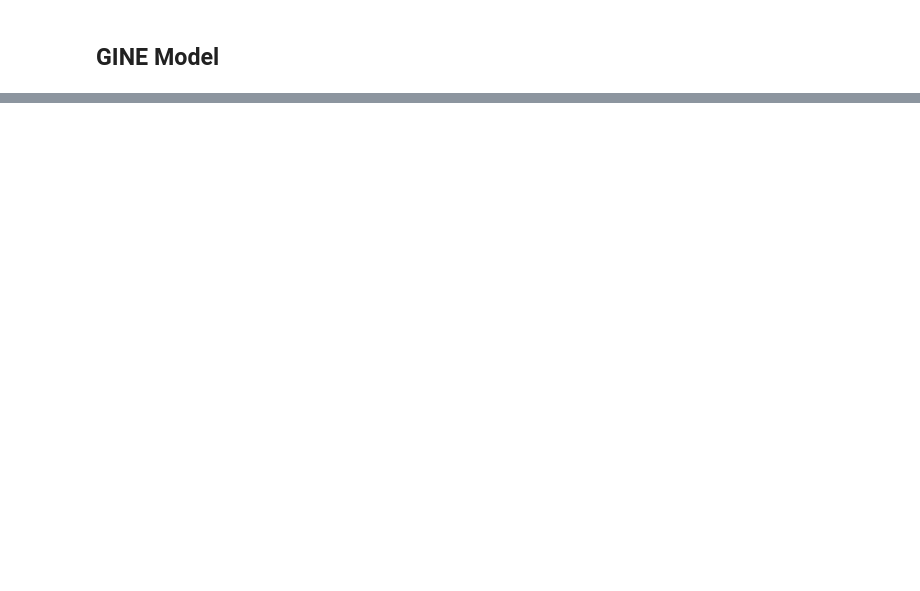
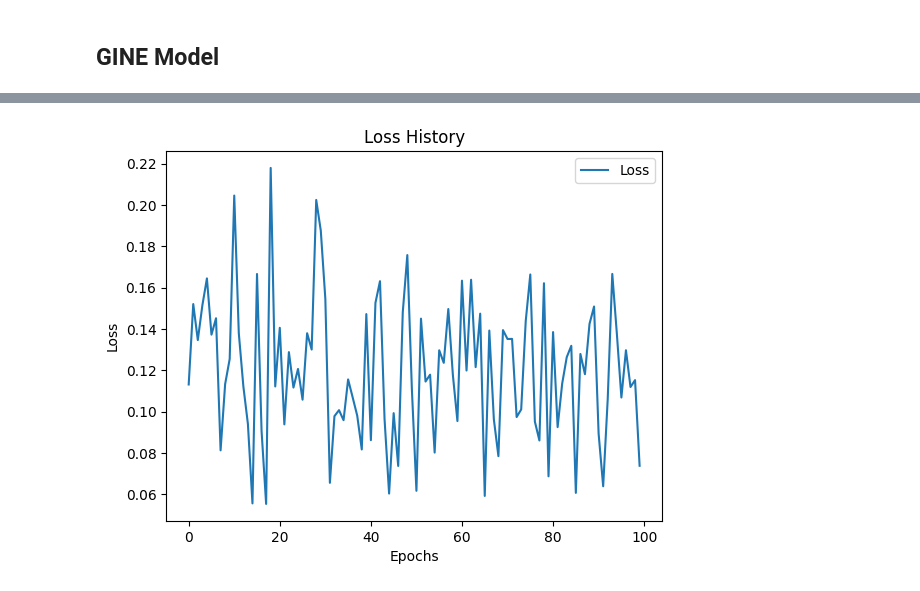
Before and after one commit to Rusiek/Toxicity, a Jupyter notebook: main.ipynb, the cells around one changed output, grey strips where cells are left out. Drawn from its saved outputs; the diff is of its cells as text; code cells hidden in the pictures; blank space fills up the shorter version.

```diff
--- a/main.ipynb
+++ b/main.ipynb
@@ -71,3 +71,9 @@ print(toxicity_labels)
 3078     1.0       0.0     0.0     0.0     0.0
 
 [3079 rows x 12 columns]
+# %%
+from sklearn.model_selection import train_test_split
+X_train, X_test, y_train, y_test = train_test_split(smiles, toxicity_labels, test_size=0.2)
+
+print(f"Training set size: {X_train.shape[0]} samples")
+print(f"Testing set size: {X_test.shape[0]} samples")
@@ -82,7 +91,16 @@ def smile_to_graph(smile):
 
     node_features = []
     for atom in mol.GetAtoms():
-        node_features.append([atom.GetAtomicNum()])
+        node_features.append([
+            atom.GetAtomicNum(),
+            atom.GetFormalCharge(),
+            atom.GetDegree(),
+            atom.GetTotalValence(),
+            int(atom.GetHybridization()),
+            int(atom.GetIsAromatic()),
+            atom.GetTotalNumHs(),
+            int(atom.HasProp('_ChiralityPossible'))
+        ])
 
     node_features = torch.tensor(node_features, dtype=torch.float)
 
@@ -95,12 +113,15 @@ def smile_to_graph(smile):
 
         bond_type = bond.GetBondTypeAsDouble()
         aromatic = 1.0 if bond.GetIsAromatic() else 0.0
+        conjugated = 1.0 if bond.GetIsConjugated() else 0.0
+        in_ring = 1.0 if bond.IsInRing() else 0.0
+        stereo = int(bond.GetStereo())
 
         edge_index.append([i, j])
         edge_index.append([j, i])
 
-        edge_attr.append([bond_type, aromatic])
-        edge_attr.append([bond_type, aromatic])
+        edge_attr.append([bond_type, aromatic, conjugated, in_ring, stereo])
+        edge_attr.append([bond_type, aromatic, conjugated, in_ring, stereo])
 
     edge_index = torch.tensor(edge_index, dtype=torch.long).t().contiguous()
     edge_attr = torch.tensor(edge_attr, dtype=torch.float)
@@ -184,11 +203,14 @@ class GINEToxicityModel(nn.Module):
         x = self.fc(x)
         return x
 # %%
+graph_data = prepare_graph_data(X_train, y_train)
 train_loader = DataLoader(graph_data, batch_size=32, shuffle=True)
-model = GINEToxicityModel(input_dim=1, hidden_dim=64, output_dim=toxicity_labels.shape[1], edge_dim=2)
+model = GINEToxicityModel(input_dim=8, hidden_dim=64, output_dim=toxicity_labels.shape[1], edge_dim=5)
 
 criterion = nn.BCEWithLogitsLoss()
 optimizer = optim.Adam(model.parameters(), lr=0.001)
+
+loss_history = []
 
 for epoch in range(100):
     model.train()
@@ -201,5 +223,6 @@ for epoch in range(100):
         loss.backward()
         optimizer.step()
 
-    print(f" Loss: {loss.item()}")
+    loss_history.append(loss.item())
+    print(f" Loss: {loss.item():0.04f}")
 # %% [output]
@@ -222,0 +246,11 @@ Epoch 100... Loss: 0.19733846187591553
+# %%
+import matplotlib.pyplot as plt
+
+plt.plot(loss_history, label="Loss")
+plt.xlabel('Epochs')
+plt.ylabel('Loss')
+plt.title('Loss History')
+plt.legend()
+plt.show()
+# %% [output]
+[figure, added]
```
Also changed, not shown: parts of 5 cells of this notebook, 1 other file.
